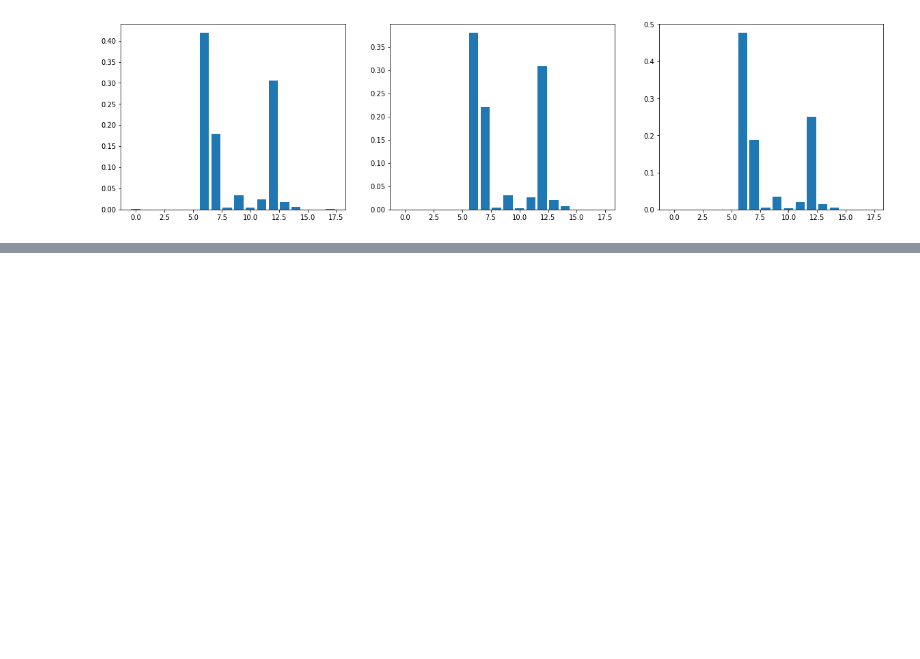
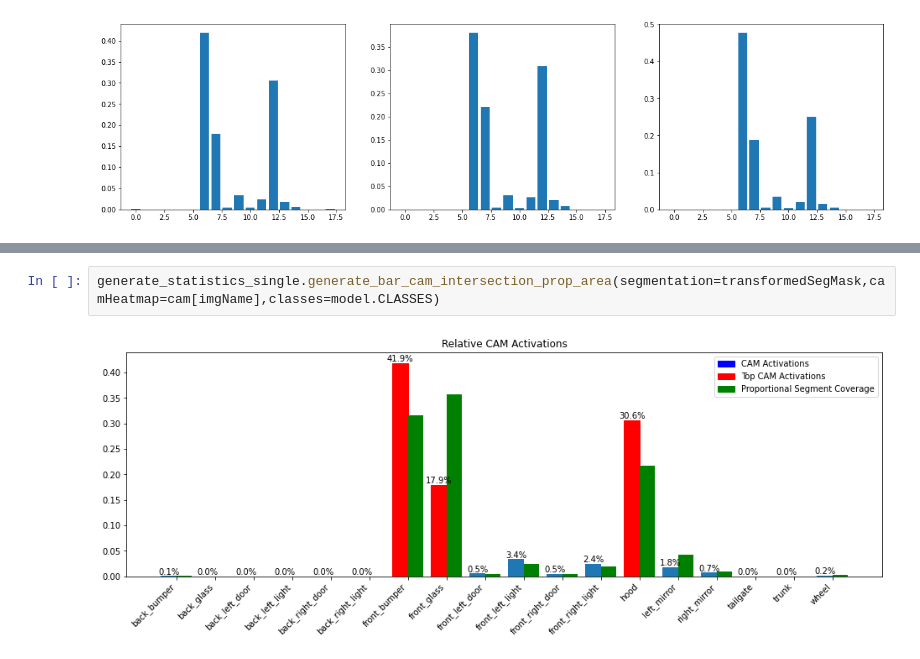
Before and after one commit to L1nusB/XAI-Vehicle-Classification, a Jupyter notebook: notebooks/SegmentationWork.ipynb, the cells around one changed output, grey strips where cells are left out. Drawn from its saved outputs; the diff is of its cells as text; blank space fills up the shorter version.

```diff
--- a/notebooks/SegmentationWork.ipynb
+++ b/notebooks/SegmentationWork.ipynb
@@ -180,0 +196,4 @@ a.size
+# %%
+generate_statistics_single.generate_bar_cam_intersection_prop_area(segmentation=transformedSegMask,camHeatmap=cam[imgName],classes=model.CLASSES)
+# %% [output]
+[figure, added]
```
Also changed, not shown: parts of 8 cells of this notebook, 1 other file.
